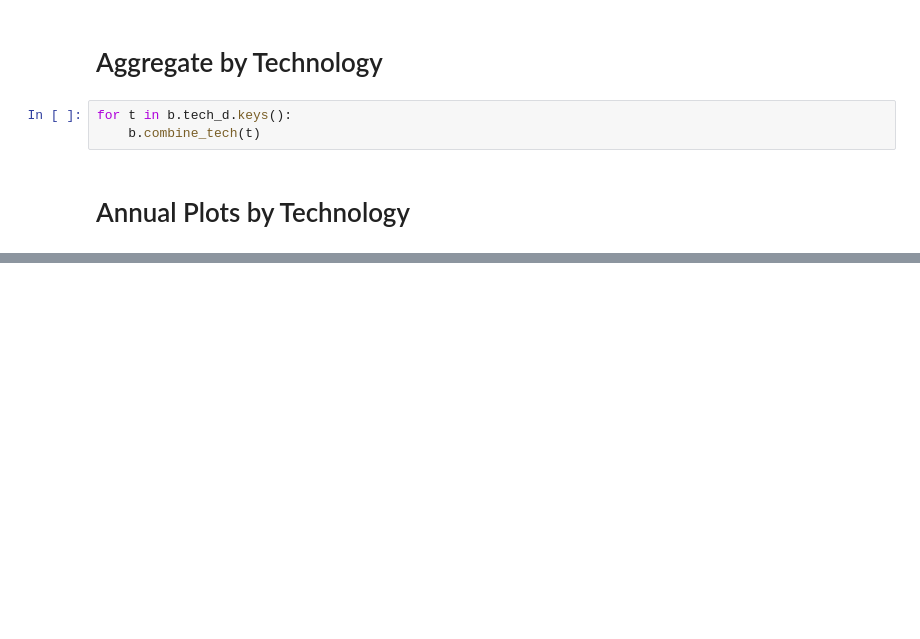
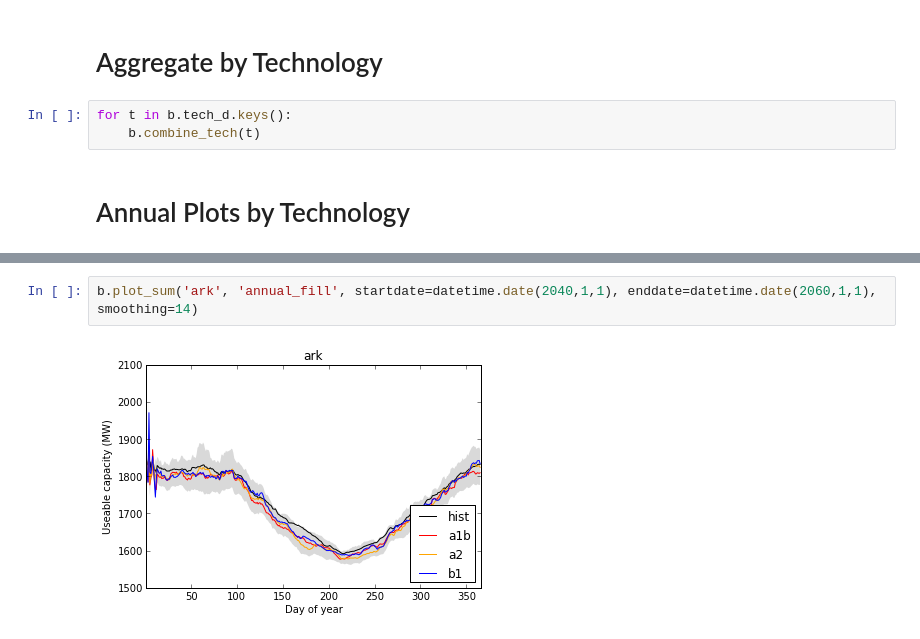
Before and after one commit to mdbartos/vic_utils, a Jupyter notebook: post/post_plot.ipynb, the cells around one changed output, grey strips where cells are left out. Saved outputs shown, nothing was run; the diff lists cells and outputs as text; blank space fills up the shorter version.

```diff
--- a/post/post_plot.ipynb
+++ b/post/post_plot.ipynb
@@ -324,0 +347,4 @@ b.plot_sum('hy', 'century_fill', smoothing=5)
+# %%
+b.plot_sum('ark', 'annual_fill', startdate=datetime.date(2040,1,1), enddate=datetime.date(2060,1,1), smoothing=14)
+# %% [output]
+[figure, added]
```
Also changed, not shown: parts of 29 cells of this notebook.
